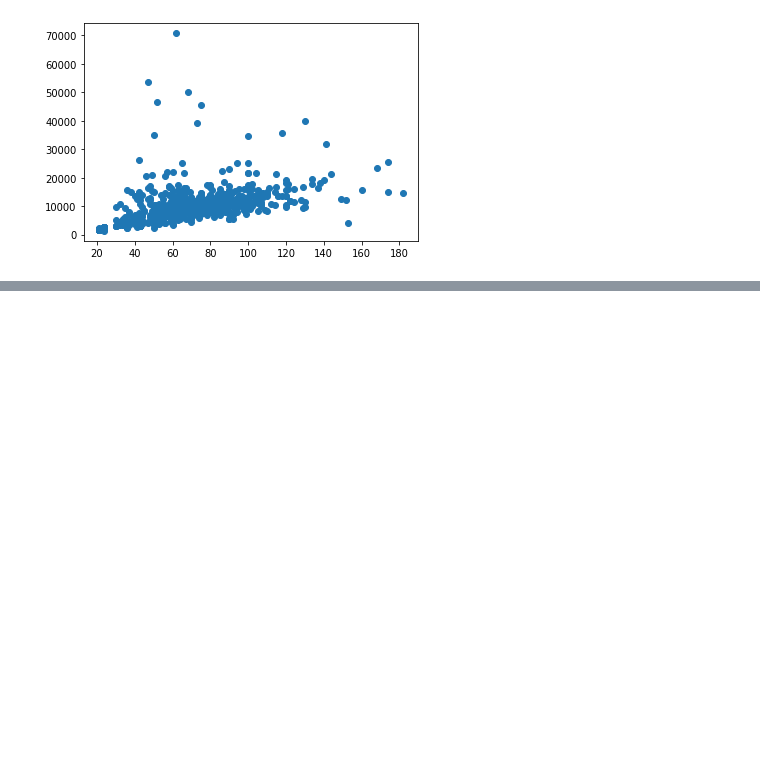
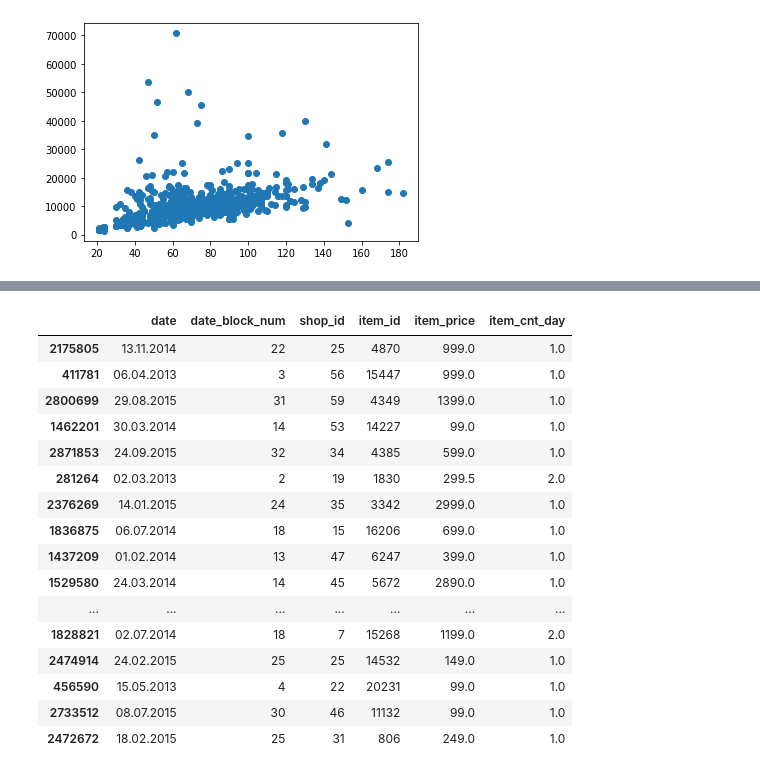
Before and after one commit to maxdev42/Python_Big_Data_Docker, a Jupyter notebook: Exercices/Exercices_partie2_dataviz.ipynb, the cells around one changed output, grey strips where cells are left out. Saved outputs shown, nothing was run; the diff lists cells and outputs as text; code cells hidden in the pictures; blank space fills up the shorter version.

```diff
--- a/Exercices/Exercices_partie2_dataviz.ipynb
+++ b/Exercices/Exercices_partie2_dataviz.ipynb
@@ -54,0 +84,20 @@ plt.scatter(house_data_affined.LotFrontage,house_data_affined.LotArea)
+# %%
+sales_data_sample
+# %% [output]
+|  | date | date_block_num | shop_id | item_id | item_price | item_cnt_day |
+| 2175805 | 13.11.2014 | 22 | 25 | 4870 | 999.0 | 1.0 |
+| 411781 | 06.04.2013 | 3 | 56 | 15447 | 999.0 | 1.0 |
+| 2800699 | 29.08.2015 | 31 | 59 | 4349 | 1399.0 | 1.0 |
+| 1462201 | 30.03.2014 | 14 | 53 | 14227 | 99.0 | 1.0 |
+| 2871853 | 24.09.2015 | 32 | 34 | 4385 | 599.0 | 1.0 |
+| 281264 | 02.03.2013 | 2 | 19 | 1830 | 299.5 | 2.0 |
+| 2376269 | 14.01.2015 | 24 | 35 | 3342 | 2999.0 | 1.0 |
+| 1836875 | 06.07.2014 | 18 | 15 | 16206 | 699.0 | 1.0 |
+| 1437209 | 01.02.2014 | 13 | 47 | 6247 | 399.0 | 1.0 |
+| 1529580 | 24.03.2014 | 14 | 45 | 5672 | 2890.0 | 1.0 |
+| ... | ... | ... | ... | ... | ... | ... |
+| 1828821 | 02.07.2014 | 18 | 7 | 15268 | 1199.0 | 2.0 |
+| 2474914 | 24.02.2015 | 25 | 25 | 14532 | 149.0 | 1.0 |
+| 456590 | 15.05.2013 | 4 | 22 | 20231 | 99.0 | 1.0 |
+| 2733512 | 08.07.2015 | 30 | 46 | 11132 | 99.0 | 1.0 |
+| 2472672 | 18.02.2015 | 25 | 31 | 806 | 249.0 | 1.0 |
```
Also changed, not shown: parts of 7 cells of this notebook, 1 other file.
